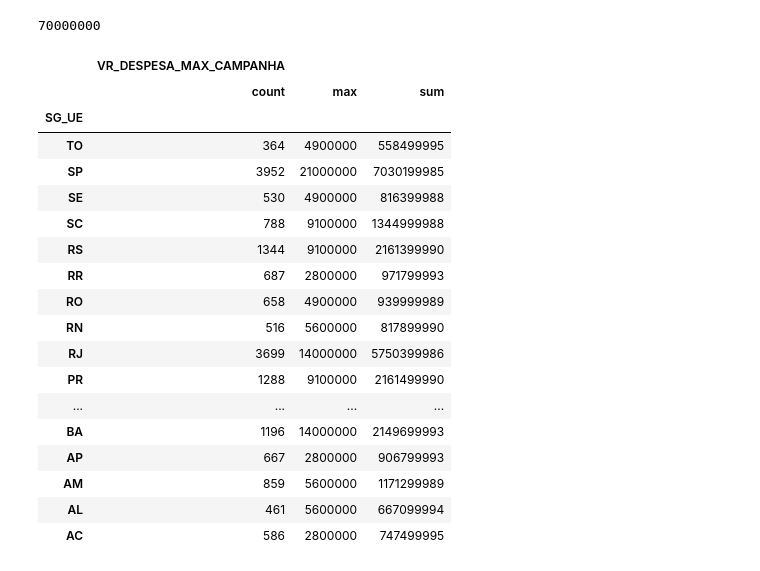
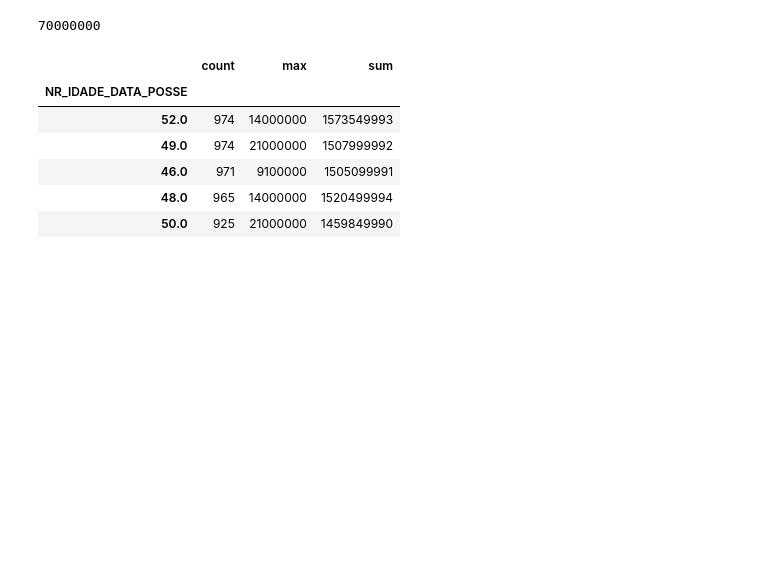
Before and after one commit to flaakira/Project--exercises, a Jupyter notebook: python/Brazil_elections_2018.ipynb, the cells around one changed output. Cells and saved outputs as stored; diff of their text form; code cells hidden in the pictures; blank space fills up the shorter version.

```diff
--- a/python/Brazil_elections_2018.ipynb
+++ b/python/Brazil_elections_2018.ipynb
@@ -134,24 +134,22 @@ print(dataframe['VR_DESPESA_MAX_CAMPANHA'].max())
 # %% [output]
 70000000
 # %%
-dataframe.groupby('SG_UE').agg({'VR_DESPESA_MAX_CAMPANHA':['count','max','sum']}).sort_values('SG_UE', ascending=False)
+dt2=dataframe.groupby('NR_IDADE_DATA_POSSE').agg({'VR_DESPESA_MAX_CAMPANHA':['count','max','sum']})
-# %% [output]
-|  | VR_DESPESA_MAX_CAMPANHA |  |  |
-|  | count | max | sum |
-| SG_UE |  |  |  |
-| TO | 364 | 4900000 | 558499995 |
-| SP | 3952 | 21000000 | 7030199985 |
-| SE | 530 | 4900000 | 816399988 |
-| SC | 788 | 9100000 | 1344999988 |
-| RS | 1344 | 9100000 | 2161399990 |
-| RR | 687 | 2800000 | 971799993 |
-| RO | 658 | 4900000 | 939999989 |
-| RN | 516 | 5600000 | 817899990 |
-| RJ | 3699 | 14000000 | 5750399986 |
-| PR | 1288 | 9100000 | 2161499990 |
-| ... | ... | ... | ... |
-| BA | 1196 | 14000000 | 2149699993 |
-| AP | 667 | 2800000 | 906799993 |
-| AM | 859 | 5600000 | 1171299989 |
-| AL | 461 | 5600000 | 667099994 |
-| AC | 586 | 2800000 | 747499995 |
+# %%
+dt2.columns=['_'.join(col) for col in dt2.columns.ravel()]
+# %%
+dt2=dt2.rename(columns= {'VR_DESPESA_MAX_CAMPANHA_count':'count',
+          'VR_DESPESA_MAX_CAMPANHA_max':'max',
+          'VR_DESPESA_MAX_CAMPANHA_sum':'sum'})
+# %%
+dt2=dt2.sort_values('count', ascending=False)
+# %%
+dt2.head(5)
+# %% [output]
+|  | count | max | sum |
+| NR_IDADE_DATA_POSSE |  |  |  |
+| 52.0 | 974 | 14000000 | 1573549993 |
+| 49.0 | 974 | 21000000 | 1507999992 |
+| 46.0 | 971 | 9100000 | 1505099991 |
+| 48.0 | 965 | 14000000 | 1520499994 |
+| 50.0 | 925 | 21000000 | 1459849990 |
```
Also changed, not shown: parts of 6 cells of this notebook.
